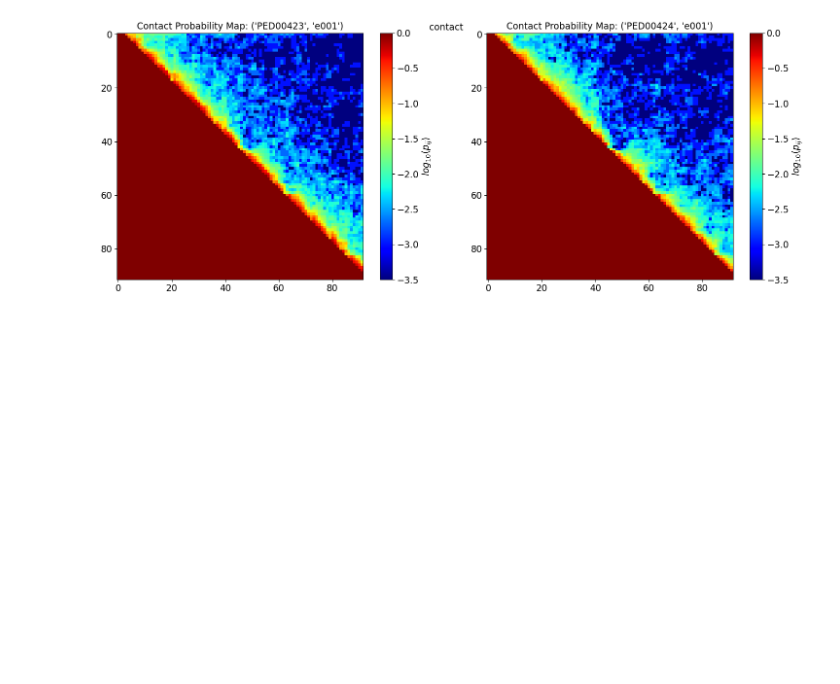
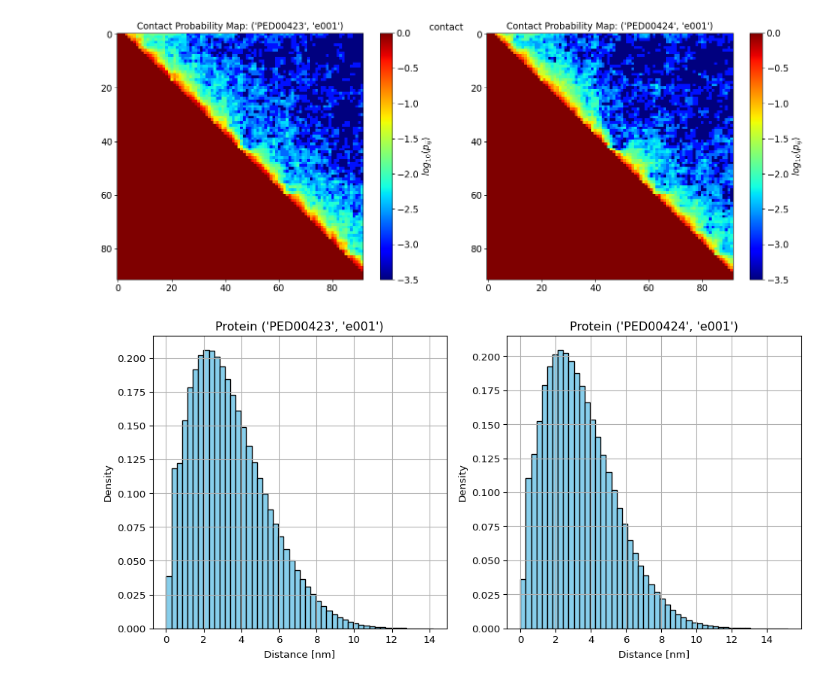
Before and after one commit to hamidrgh/EnsembleTools, a Jupyter notebook: refactored/trajectories_analysis.ipynb, the cells around one changed output. Cells and saved outputs as stored; diff of their text form; code cells hidden in the pictures; blank space fills up the shorter version.

Commit message:
plot distance distribution multiple

```diff
--- a/refactored/trajectories_analysis.ipynb
+++ b/refactored/trajectories_analysis.ipynb
@@ -60,3 +60,7 @@ analysis.plot_average_dmap_comparison()
 analysis.plot_cmap_comparison(title="contact")
 # %% [output]
 [figure]
+# %%
+analysis.plot_distance_distribution_multiple()
+# %% [output]
+[figure, added]
```
Also changed, not shown: 2 other files.
